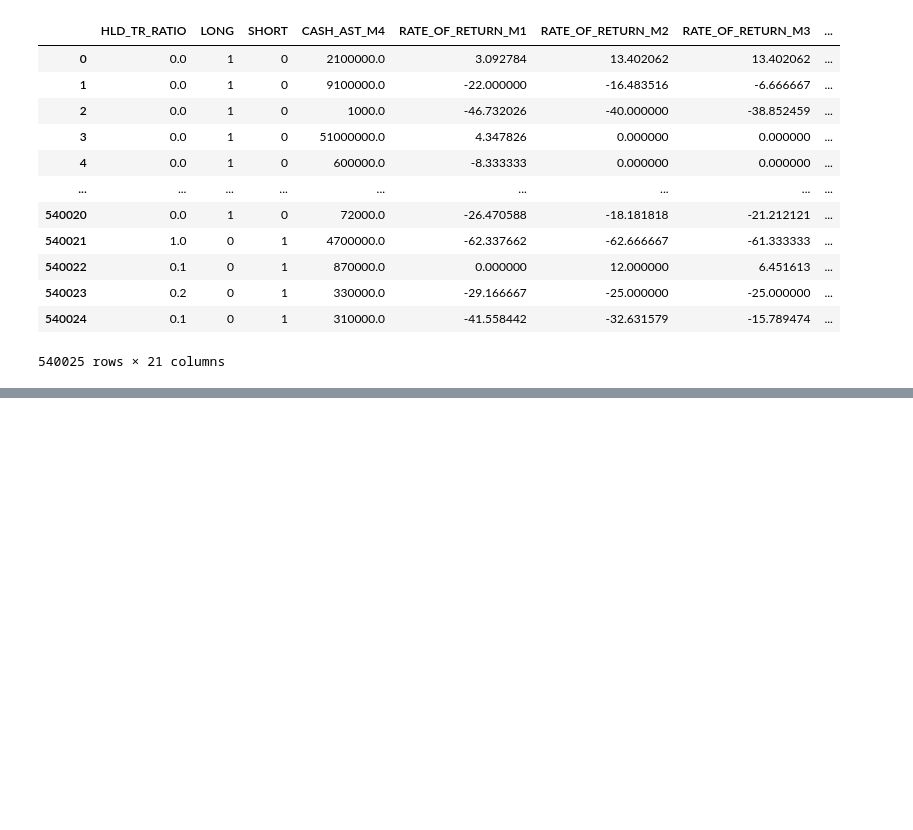
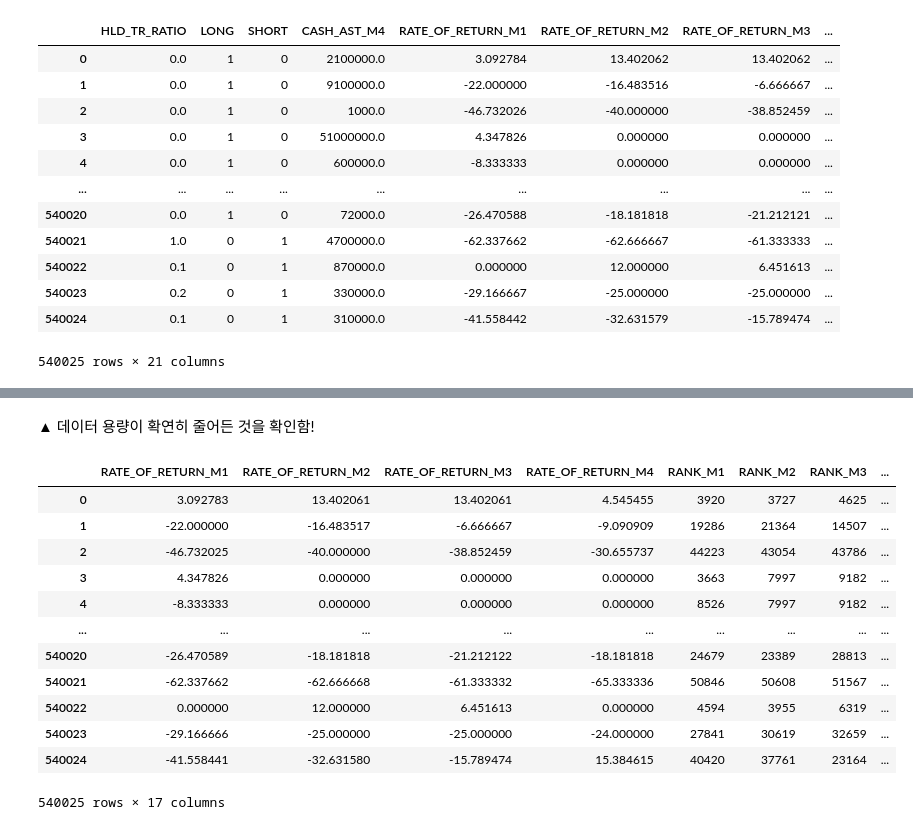
Before and after one commit to BigDataFestival-Team-kkirikkiri/FINAL-CODE-DATA, a Jupyter notebook: analysis/code/pre-processing/customer/Customer_Ranking_Clustering.ipynb, the cells around one changed output, grey strips where cells are left out. Saved outputs shown, nothing was run; the diff lists cells and outputs as text; code cells hidden in the pictures; blank space fills up the shorter version.

```diff
--- a/analysis/code/pre-processing/customer/Customer_Ranking_Clustering.ipynb
+++ b/analysis/code/pre-processing/customer/Customer_Ranking_Clustering.ipynb
@@ -775,0 +807,4 @@ cs_data
+# %%
+#필요없는 변수들은 제거
+cs_data = cs_data.drop(["HLD_TR_RATIO", "LONG", "SHORT", "CASH_AST_M4"], axis=1)
+cs_data.info()
@@ -775,0 +842,19 @@ cs_data
+# %%
+#'RATE_OF_RETURN'과 'PERCENTILE'은 float32로 타입 변환
+cs_data["RATE_OF_RETURN_M1"] = cs_data["RATE_OF_RETURN_M1"].astype(np.float32)
+cs_data["RATE_OF_RETURN_M2"] = cs_data["RATE_OF_RETURN_M2"].astype(np.float32)
+cs_data["RATE_OF_RETURN_M3"] = cs_data["RATE_OF_RETURN_M3"].astype(np.float32)
+cs_data["RATE_OF_RETURN_M4"] = cs_data["RATE_OF_RETURN_M4"].astype(np.float32)
+
+cs_data["PERCENTILE_M1"] = cs_data["PERCENTILE_M1"].astype(np.float32)
+cs_data["PERCENTILE_M2"] = cs_data["PERCENTILE_M2"].astype(np.float32)
+cs_data["PERCENTILE_M3"] = cs_data["PERCENTILE_M3"].astype(np.float32)
+cs_data["PERCENTILE_M4"] = cs_data["PERCENTILE_M4"].astype(np.float32)
+
+#'RANK'는 int32로 타입 변환
+cs_data["RANK_M1"] = cs_data["RANK_M1"].astype(np.int32)
+cs_data["RANK_M2"] = cs_data["RANK_M2"].astype(np.int32)
+cs_data["RANK_M3"] = cs_data["RANK_M3"].astype(np.int32)
+cs_data["RANK_M4"] = cs_data["RANK_M4"].astype(np.int32)
+
+cs_data.info()
@@ -775,0 +879,18 @@ cs_data
+# %% [markdown]
+▲ 데이터 용량이 확연히 줄어든 것을 확인함!
+# %%
+cs_data
+# %% [output]
+|  | RATE_OF_RETURN_M1 | RATE_OF_RETURN_M2 | RATE_OF_RETURN_M3 | RATE_OF_RETURN_M4 | RANK_M1 | RANK_M2 | RANK_M3 | ... |
+| 0 | 3.092783 | 13.402061 | 13.402061 | 4.545455 | 3920 | 3727 | 4625 | ... |
+| 1 | -22.000000 | -16.483517 | -6.666667 | -9.090909 | 19286 | 21364 | 14507 | ... |
+| 2 | -46.732025 | -40.000000 | -38.852459 | -30.655737 | 44223 | 43054 | 43786 | ... |
+| 3 | 4.347826 | 0.000000 | 0.000000 | 0.000000 | 3663 | 7997 | 9182 | ... |
+| 4 | -8.333333 | 0.000000 | 0.000000 | 0.000000 | 8526 | 7997 | 9182 | ... |
+| ... | ... | ... | ... | ... | ... | ... | ... | ... |
+| 540020 | -26.470589 | -18.181818 | -21.212122 | -18.181818 | 24679 | 23389 | 28813 | ... |
+| 540021 | -62.337662 | -62.666668 | -61.333332 | -65.333336 | 50846 | 50608 | 51567 | ... |
+| 540022 | 0.000000 | 12.000000 | 6.451613 | 0.000000 | 4594 | 3955 | 6319 | ... |
+| 540023 | -29.166666 | -25.000000 | -25.000000 | -24.000000 | 27841 | 30619 | 32659 | ... |
+| 540024 | -41.558441 | -32.631580 | -15.789474 | 15.384615 | 40420 | 37761 | 23164 | ... |
+540025 rows × 17 columns
```
Also changed, not shown: parts of 20 cells of this notebook, 1 other file.
